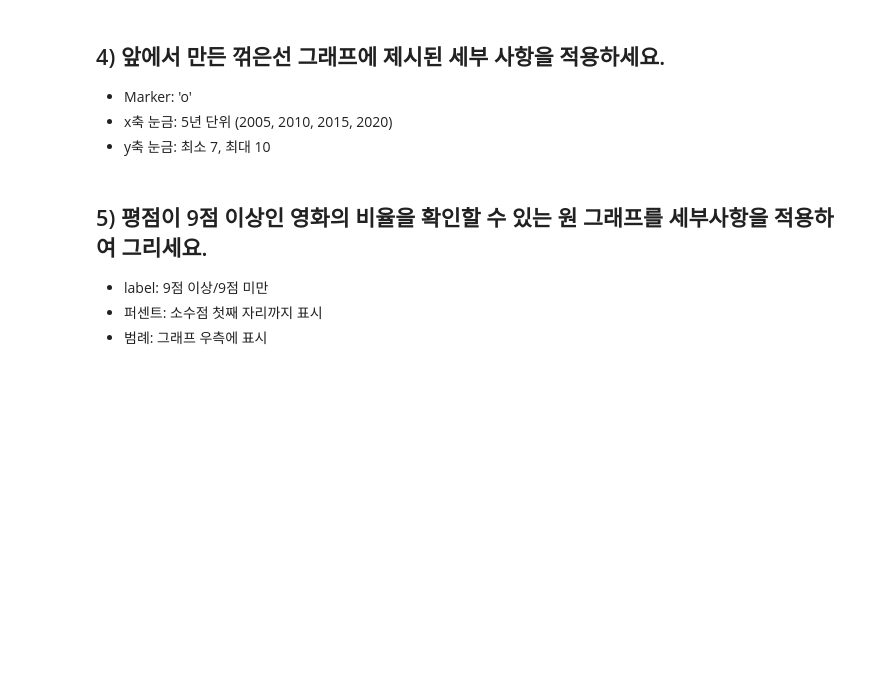
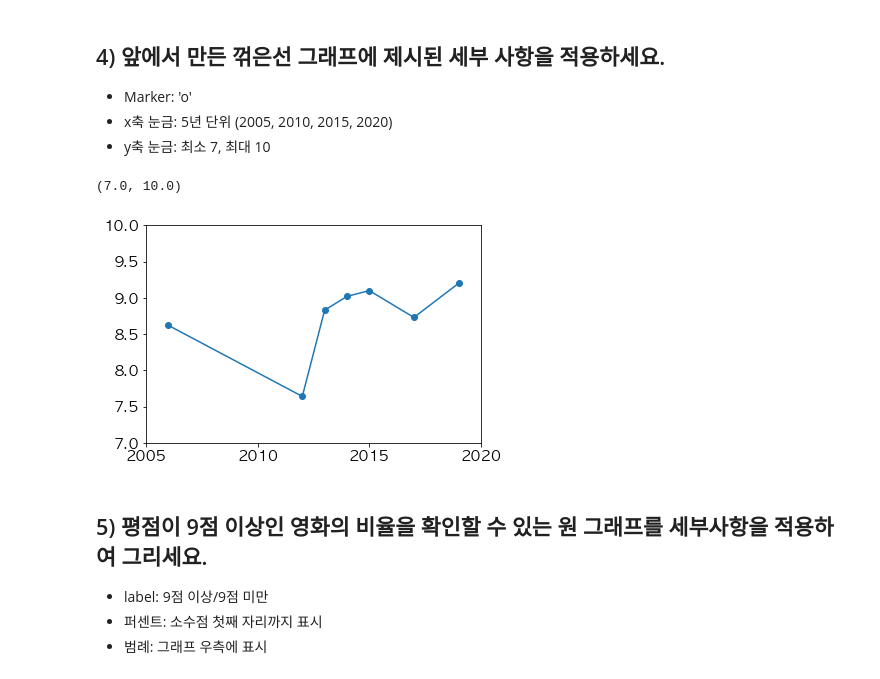
Before and after one commit to kangdy25/Python_DataAnalysis, a Jupyter notebook: Matplotlib_Basic/17_Quiz.ipynb, the cells around one changed output. Cells and saved outputs as stored; diff of their text form; code cells hidden in the pictures; blank space fills up the shorter version.

```diff
--- a/Matplotlib_Basic/17_Quiz.ipynb
+++ b/Matplotlib_Basic/17_Quiz.ipynb
@@ -67,6 +86,13 @@ df_group
 + Marker: 'o'
 + x축 눈금: 5년 단위 (2005, 2010, 2015, 2020)
 + y축 눈금: 최소 7, 최대 10
+# %%
+plt.plot(df_group.index, df_group['평점'], marker='o')
+plt.xticks([2005, 2010, 2015, 2020])
+plt.ylim(7, 10)
+# %% [output]
+(7.0, 10.0)
+[figure, added]
 # %% [markdown]
 ## 5) 평점이 9점 이상인 영화의 비율을 확인할 수 있는 원 그래프를 세부사항을 적용하여 그리세요.
 
```
Also changed, not shown: parts of 4 cells of this notebook, 4 other files.
